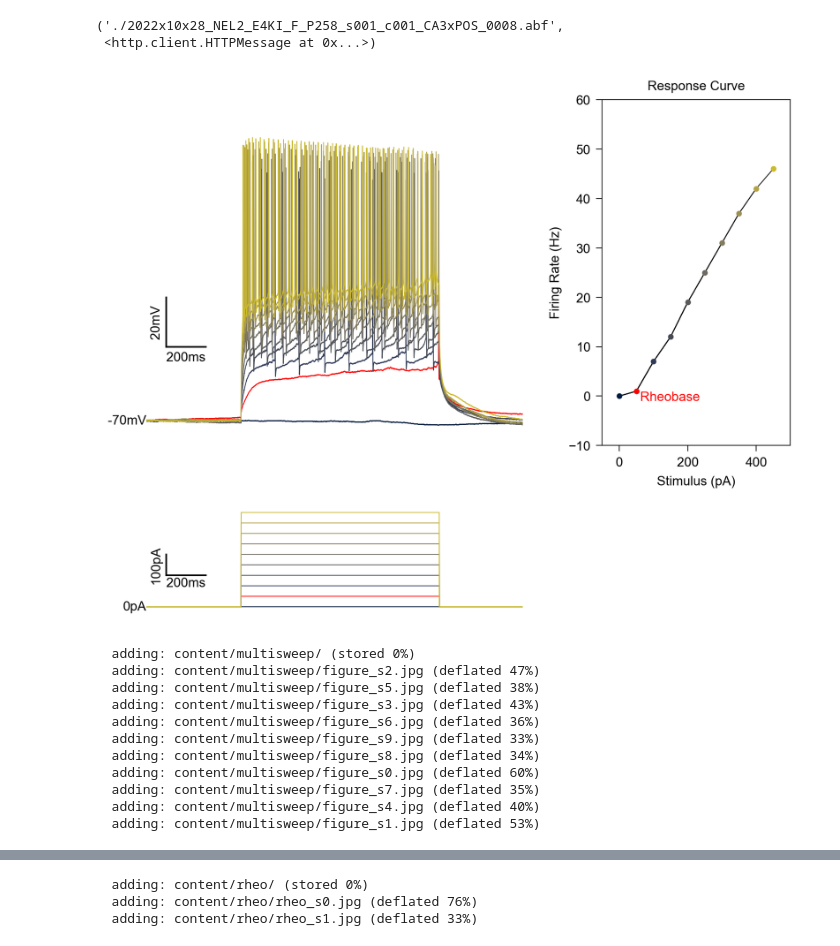
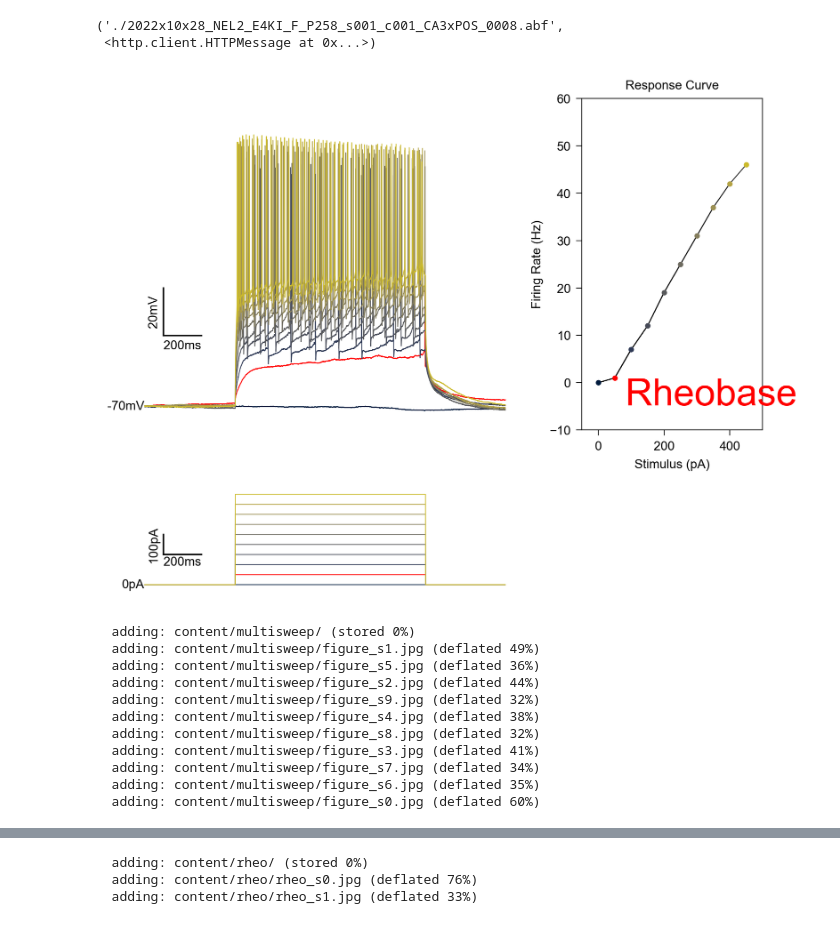
Before and after one commit to dtabuena/Resources, a Jupyter notebook: Animations/Gain_Rheo_Anim.ipynb, the cells around one changed output, grey strips where cells are left out. Cells and saved outputs as stored; diff of their text form; code cells hidden in the pictures.

```diff
--- a/Animations/Gain_Rheo_Anim.ipynb
+++ b/Animations/Gain_Rheo_Anim.ipynb
@@ -167,7 +167,7 @@ def plot_gain_steps(abf,fig,ax,fig_name='figure',dir='multisweep',linewidth=.5):
         ax[0].plot(time,memb,color=stim_color,linewidth=linewidth)
         ax[1].plot(stim_currents[:s+1],spike_counts[:s+1],color='k',linewidth=linewidth/1,zorder=0)
         ax[1].scatter(stim_currents[s],spike_counts[s],color=stim_color,s=6,zorder=1)
-        if s ==  rheo_ind: ax[1].text(stim_currents[s],spike_counts[s],' Rheobase',ha='left',va='top',color='r')
+        if s ==  rheo_ind: ax[1].text(stim_currents[s],spike_counts[s],' Rheobase',ha='left',va='top',color='r',fontsize=24)
 
         im_loc=f'./{dir}/{fig_name}_s{s}.jpg'
         im_list.append(im_loc)
@@ -208,45 +208,45 @@ ax[-1].set_visible(False)
 
 v_range = [-80,60]
 t_range = [0.1,2]
 i_range = [-50,500]
 f_range = [-10,60]
 
 ax[0].set_xlim(t_range)
 ax[0].set_ylim(v_range)
 ax[2].set_xlim(t_range)
 ax[2].set_ylim(i_range)
 ax[1].set_xlim(i_range)
 ax[1].set_ylim(f_range)
 ax[1].set_xlabel('Stimulus (pA)')
 ax[1].set_ylabel('Firing Rate (Hz)')
 ax[1].set_title('Response Curve')
 plt.tight_layout()
 
 trace_scalebar(ax=ax[0],origin=[.2,-40],x_unit='ms',y_unit='mV',x_len=200,y_len=20,x_rescale=1000,baseline=-70)
 trace_scalebar(ax=ax[2],origin=[.2,150],x_unit='ms',y_unit='pA',x_len=200,y_len=100,x_rescale=1000,baseline=0)
 
 im_list = plot_gain_steps(abf,fig,ax)
 
 
 
 plt.show()
 
 from google.colab import files
 !zip -r /content/multisweep.zip /content/multisweep
 files.download('./multisweep.zip')
 # %% [output]
-[figure, old version]
+[figure, new version]
   adding: content/multisweep/ (stored 0%)
-  adding: content/multisweep/figure_s2.jpg (deflated 47%)
-  adding: content/multisweep/figure_s5.jpg (deflated 38%)
-  adding: content/multisweep/figure_s3.jpg (deflated 43%)
-  adding: content/multisweep/figure_s6.jpg (deflated 36%)
-  adding: content/multisweep/figure_s9.jpg (deflated 33%)
-  adding: content/multisweep/figure_s8.jpg (deflated 34%)
+  adding: content/multisweep/figure_s1.jpg (deflated 49%)
+  adding: content/multisweep/figure_s5.jpg (deflated 36%)
+  adding: content/multisweep/figure_s2.jpg (deflated 44%)
+  adding: content/multisweep/figure_s9.jpg (deflated 32%)
+  adding: content/multisweep/figure_s4.jpg (deflated 38%)
+  adding: content/multisweep/figure_s8.jpg (deflated 32%)
+  adding: content/multisweep/figure_s3.jpg (deflated 41%)
+  adding: content/multisweep/figure_s7.jpg (deflated 34%)
+  adding: content/multisweep/figure_s6.jpg (deflated 35%)
   adding: content/multisweep/figure_s0.jpg (deflated 60%)
-  adding: content/multisweep/figure_s7.jpg (deflated 35%)
-  adding: content/multisweep/figure_s4.jpg (deflated 40%)
-  adding: content/multisweep/figure_s1.jpg (deflated 53%)
 [interactive output not drawn]
 [interactive output not drawn]
 # %%
```
Also changed, not shown: parts of 9 cells of this notebook.
